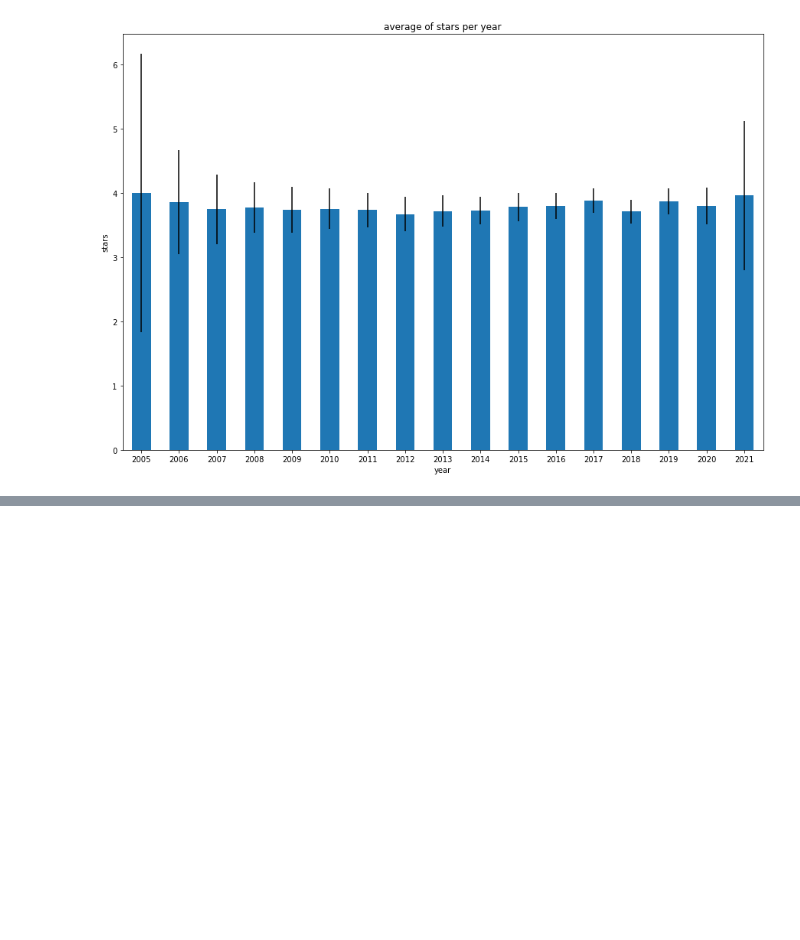
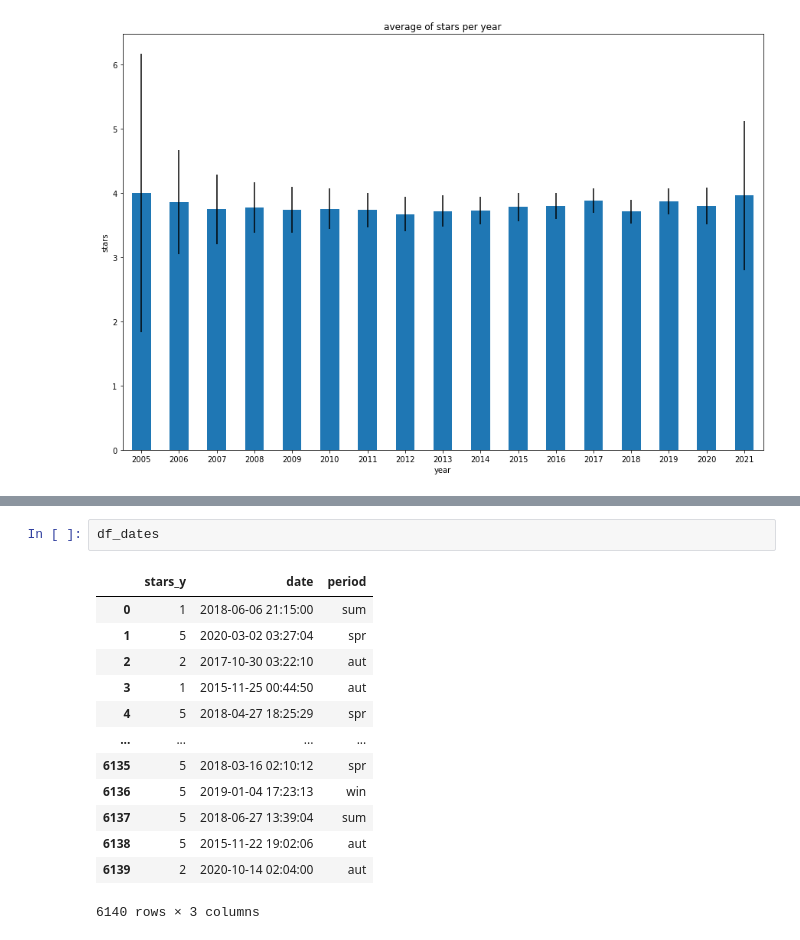
Before and after one commit to lucarossi9/Statistical-computation-project-2, a Jupyter notebook: An analysis on the ratings.ipynb, the cells around one changed output, grey strips where cells are left out. Cells and saved outputs as stored; diff of their text form; blank space fills up the shorter version.

```diff
--- a/An analysis on the ratings.ipynb
+++ b/An analysis on the ratings.ipynb
@@ -443,0 +468,16 @@ Since the confidence interval overlaps, the difference is not significative
+# %%
+df_dates
+# %% [output]
+|  | stars_y | date | period |
+| 0 | 1 | 2018-06-06 21:15:00 | sum |
+| 1 | 5 | 2020-03-02 03:27:04 | spr |
+| 2 | 2 | 2017-10-30 03:22:10 | aut |
+| 3 | 1 | 2015-11-25 00:44:50 | aut |
+| 4 | 5 | 2018-04-27 18:25:29 | spr |
+| ... | ... | ... | ... |
+| 6135 | 5 | 2018-03-16 02:10:12 | spr |
+| 6136 | 5 | 2019-01-04 17:23:13 | win |
+| 6137 | 5 | 2018-06-27 13:39:04 | sum |
+| 6138 | 5 | 2015-11-22 19:02:06 | aut |
+| 6139 | 2 | 2020-10-14 02:04:00 | aut |
+6140 rows × 3 columns
```
Also changed, not shown: parts of 22 cells of this notebook.
